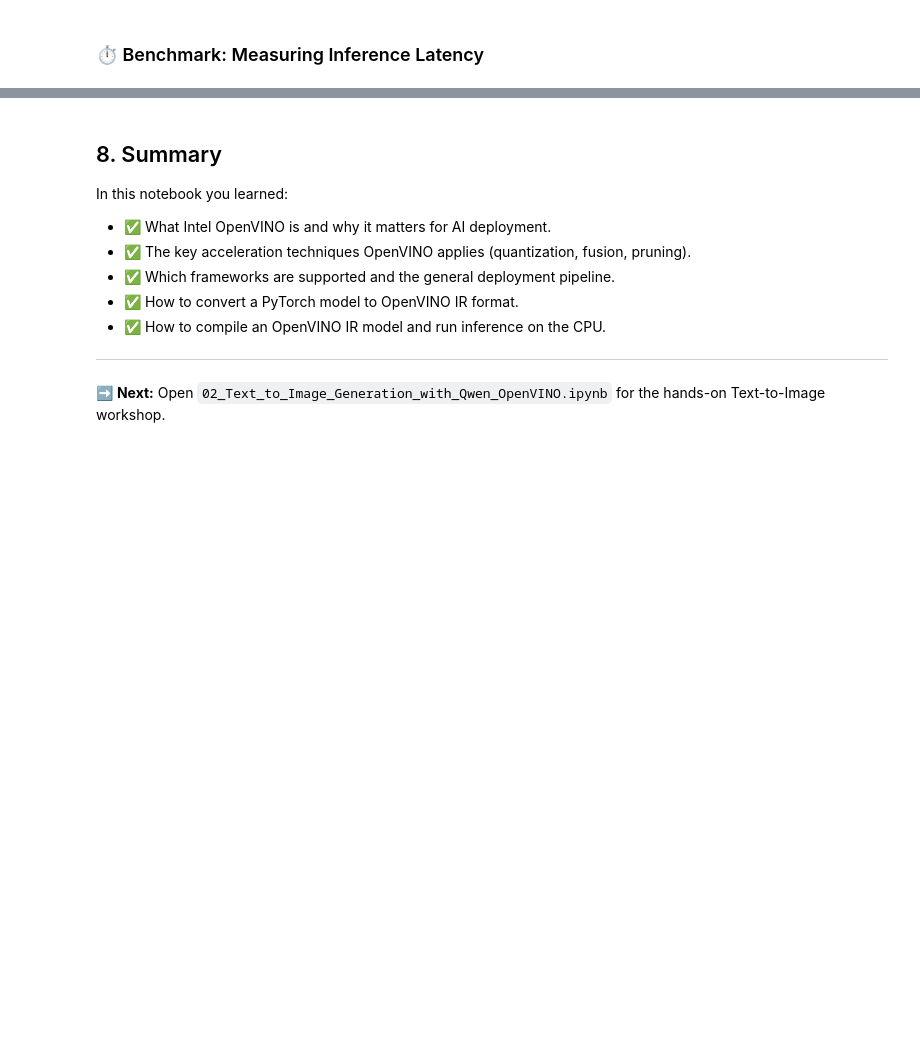
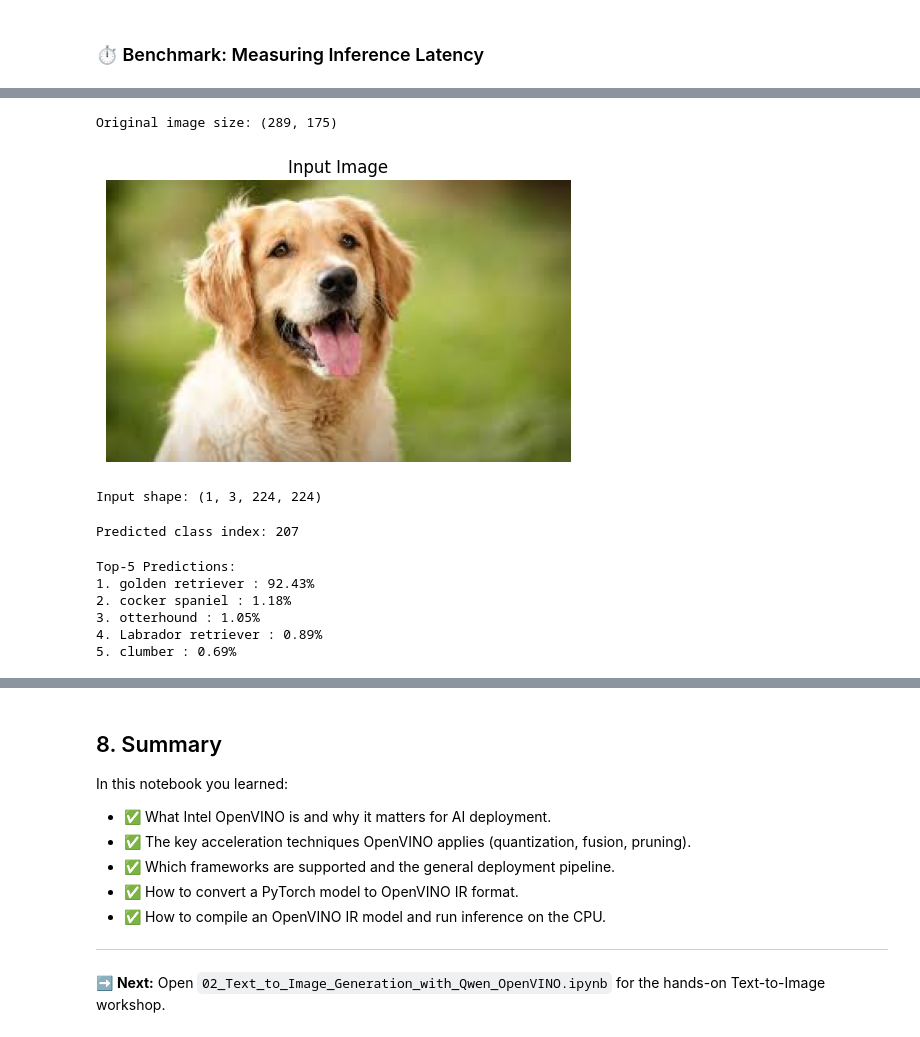
Before and after one commit to Nitin-Mane/intel-devmeet-nagpur-text2image-qwen, a Jupyter notebook: notebooks/01_Introduction_to_OpenVINO.ipynb, the cells around one changed output, grey strips where cells are left out. Cells and saved outputs as stored; diff of their text form; code cells hidden in the pictures; blank space fills up the shorter version.

```diff
--- a/notebooks/01_Introduction_to_OpenVINO.ipynb
+++ b/notebooks/01_Introduction_to_OpenVINO.ipynb
@@ -144,0 +188,7 @@ print(f"Average inference latency over {N_RUNS} runs: {elapsed / N_RUNS * 1000:.
+# %%
+from google.colab import files
+
+uploaded = files.upload()
+image_path = next(iter(uploaded.keys()))
+
+print("Uploaded image:", image_path)
@@ -144,0 +199,69 @@ print(f"Average inference latency over {N_RUNS} runs: {elapsed / N_RUNS * 1000:.
+# %%
+from PIL import Image
+import matplotlib.pyplot as plt
+
+image = Image.open(image_path).convert("RGB")
+
+print("Original image size:", image.size)
+
+plt.figure(figsize=(6, 6))
+plt.imshow(image)
+plt.axis("off")
+plt.title("Input Image")
+plt.show()
+# %% [output]
+Original image size: (289, 175)
+[figure, added]
+# %%
+import numpy as np
+
+# ImageNet normalization values
+mean = np.array([0.485, 0.456, 0.406], dtype=np.float32)
+std  = np.array([0.229, 0.224, 0.225], dtype=np.float32)
+
+def preprocess_image(pil_img, size=224):
+    img = pil_img.resize((size, size))
+    img = np.array(img).astype(np.float32) / 255.0
+    img = (img - mean) / std
+    img = np.transpose(img, (2, 0, 1))   # HWC → CHW
+    img = np.expand_dims(img, axis=0)    # CHW → NCHW
+    return img
+
+input_data = preprocess_image(image)
+print("Input shape:", input_data.shape)
+# %% [output]
+Input shape: (1, 3, 224, 224)
+# %%
+output = compiled_model([input_data])
+logits = output[0]   # Shape: (1, 1000)
+
+import numpy as np
+predicted_class = int(np.argmax(logits[0]))
+
+print("Predicted class index:", predicted_class)
+# %% [output]
+Predicted class index: 207
+# %%
+import torch
+import torchvision.models as models
+
+# Load ImageNet labels
+weights = models.ResNet18_Weights.DEFAULT
+categories = weights.meta["categories"]
+
+# Convert logits → probabilities
+probs = torch.nn.functional.softmax(torch.tensor(logits[0]), dim=0).numpy()
+
+# Get top-5 predictions
+top5_idx = np.argsort(probs)[-5:][::-1]
+
+print("Top-5 Predictions:")
+for i, idx in enumerate(top5_idx, 1):
+    print(f"{i}. {categories[idx]} : {probs[idx]*100:.2f}%")
+# %% [output]
+Top-5 Predictions:
+1. golden retriever : 92.43%
+2. cocker spaniel : 1.18%
+3. otterhound : 1.05%
+4. Labrador retriever : 0.89%
+5. clumber : 0.69%
```
Also changed, not shown: parts of 10 cells of this notebook, 4 other files.
